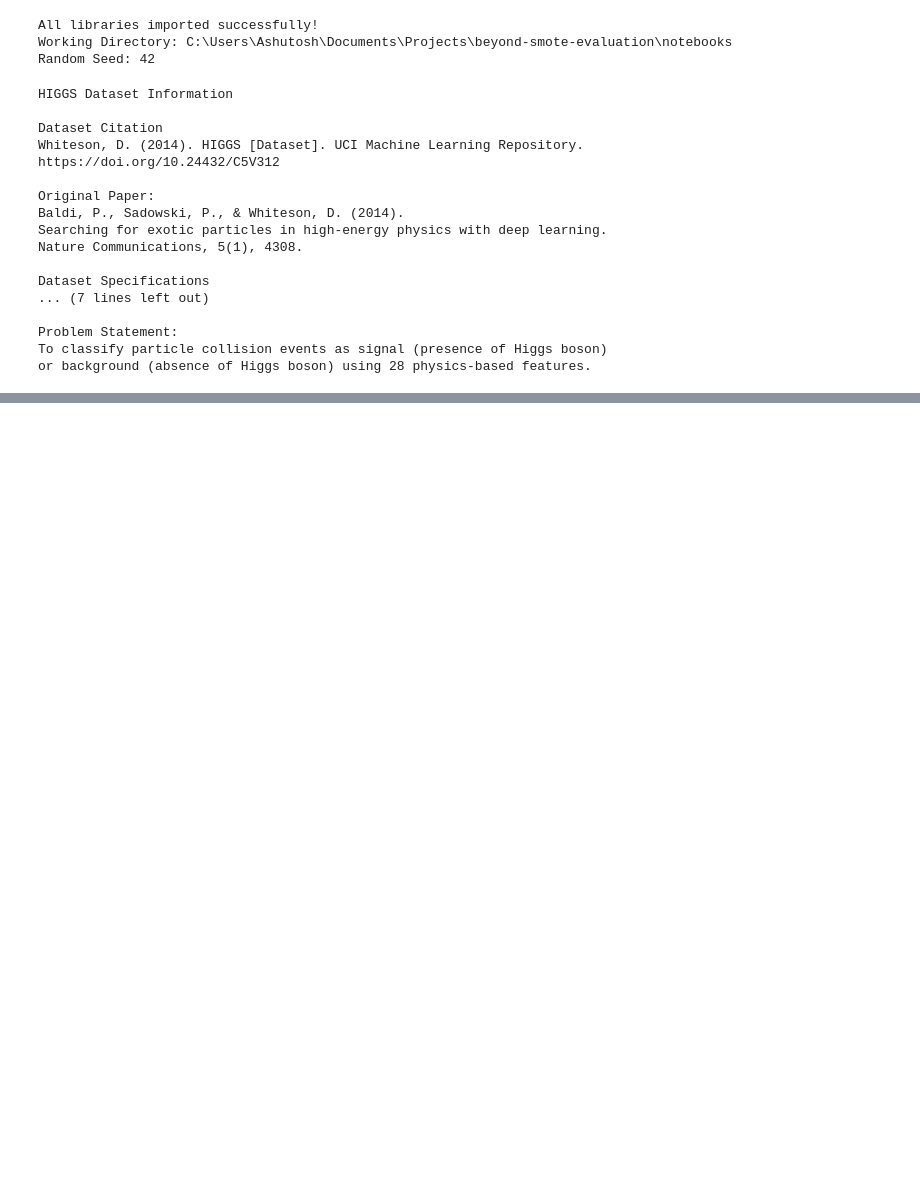
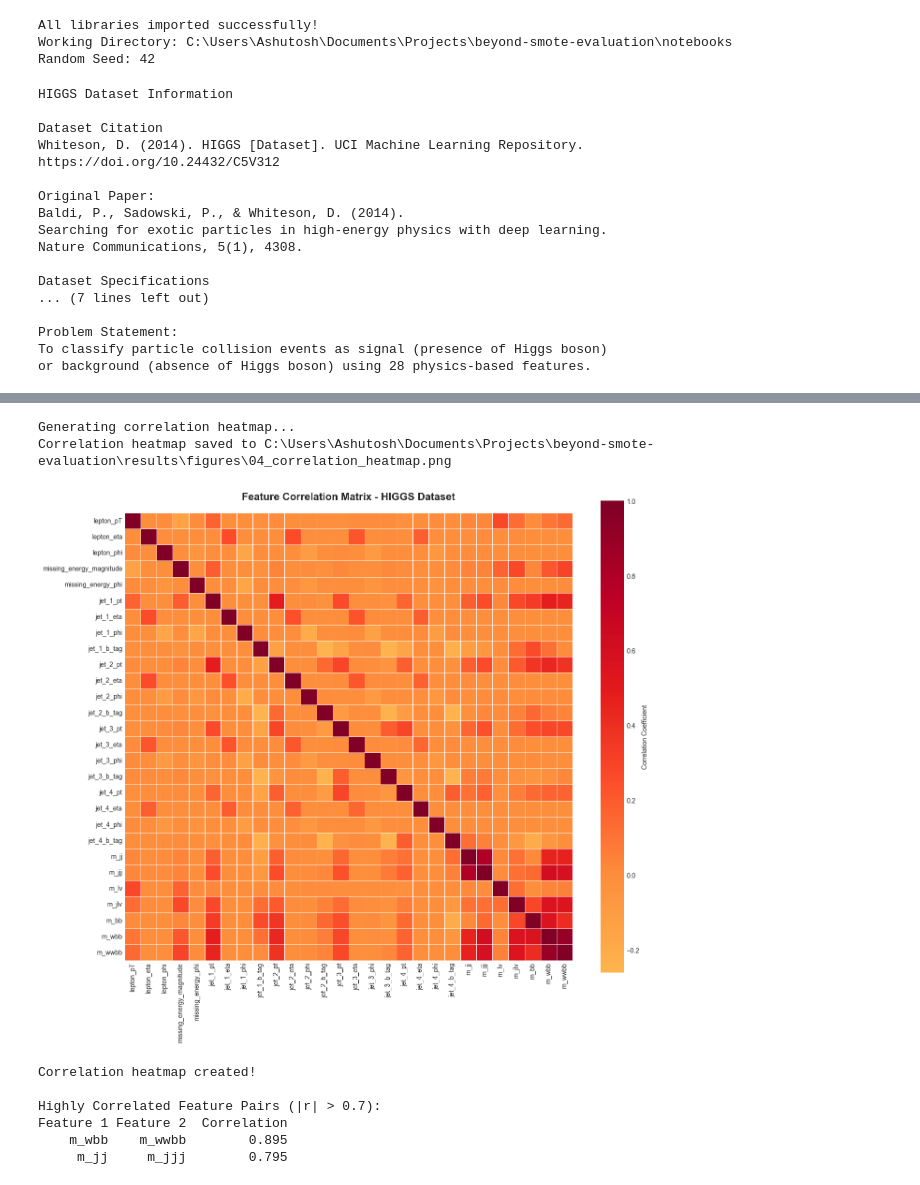
Before and after one commit to ashu-tagore/beyond_smote_evaluation, a Jupyter notebook: notebooks/01_EDA.ipynb, the cells around one changed output, grey strips where cells are left out. Drawn from its saved outputs; the diff is of its cells as text; code cells hidden in the pictures; blank space fills up the shorter version.

```diff
--- a/notebooks/01_EDA.ipynb
+++ b/notebooks/01_EDA.ipynb
@@ -77,0 +349,45 @@ or background (absence of Higgs boson) using 28 physics-based features.
+# %%
+# Cell 10: Correlation Analysis - Heatmap
+# Identifying relationships between features using correlation matrix
+
+print("Generating correlation heatmap...")
+
+# Creating correlation heatmap
+plot_correlation_heatmap(
+    data=X,
+    features=ALL_FEATURES,
+    save_path=FIGURE_OUTPUT / '04_correlation_heatmap.png',
+    figure_title='Feature Correlation Matrix - HIGGS Dataset'
+)
+
+print("Correlation heatmap created!")
+
+# Identifying highly correlated feature pairs
+print("\nHighly Correlated Feature Pairs (|r| > 0.7):")
+corr_matrix = X.corr()
+high_corr = []
+
+for i in range(len(corr_matrix.columns)):
+    for j in range(i+1, len(corr_matrix.columns)):
+        if abs(corr_matrix.iloc[i, j]) > 0.7:
+            high_corr.append({
+                'Feature 1': corr_matrix.columns[i],
+                'Feature 2': corr_matrix.columns[j],
+                'Correlation': corr_matrix.iloc[i, j]
+            })
+
+if high_corr:
+    high_corr_df = pd.DataFrame(high_corr).sort_values('Correlation', ascending=False)
+    print(high_corr_df.to_string(index=False))
+else:
+    print("No highly correlated pairs found (good for model diversity)")
+# %% [output]
+Generating correlation heatmap...
+Correlation heatmap saved to C:\Users\Ashutosh\Documents\Projects\beyond-smote-evaluation\results\figures\04_correlation_heatmap.png
+[figure, added]
+Correlation heatmap created!
+
+Highly Correlated Feature Pairs (|r| > 0.7):
+Feature 1 Feature 2  Correlation
+    m_wbb    m_wwbb        0.895
+     m_jj     m_jjj        0.795
```
Also changed, not shown: parts of 14 cells of this notebook.
